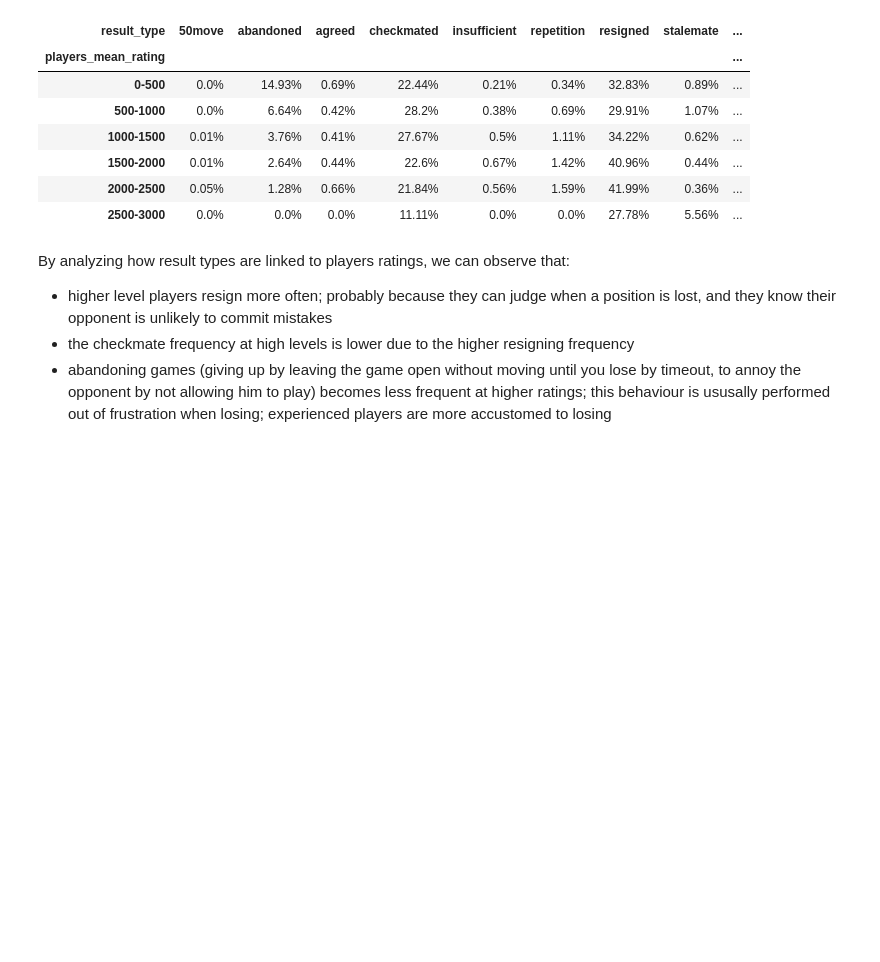
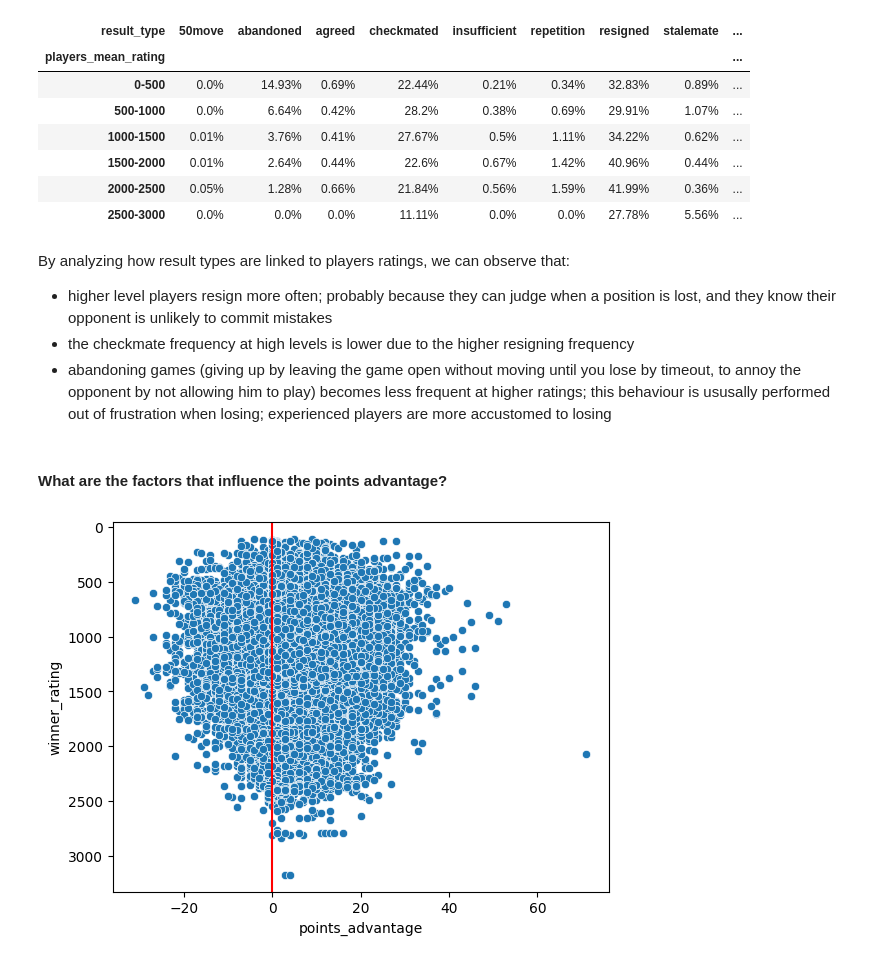
Before and after one commit to lamparelli/chess-data-analysis, a Jupyter notebook: main.ipynb, the cells around one changed output. Cells and saved outputs as stored; diff of their text form; code cells hidden in the pictures; blank space fills up the shorter version.

```diff
--- a/main.ipynb
+++ b/main.ipynb
@@ -1248,3 +1253,12 @@ By analyzing how result types are linked to players ratings, we can observe that
 - higher level players resign more often; probably because they can judge when a position is lost, and they know their opponent is unlikely to commit mistakes
 - the checkmate frequency at high levels is lower due to the higher resigning frequency
 - abandoning games (giving up by leaving the game open without moving until you lose by timeout, to annoy the opponent by not allowing him to play) becomes less frequent at higher ratings; this behaviour is ususally performed out of frustration when losing; experienced players are more accustomed to losing
+# %% [markdown]
+#### What are the factors that influence the points advantage?
+# %%
+fig, ax = plt.subplots()
+sns.scatterplot(x=games["points_advantage"], y=games["winner_rating"])
+plt.axvline(0, 0, 1, c="r") # x = 0, yStart = 0, yEnd = 1 (100%)
+plt.show()
+# %% [output]
+[figure, added]
```
Also changed, not shown: parts of 3 cells of this notebook.
